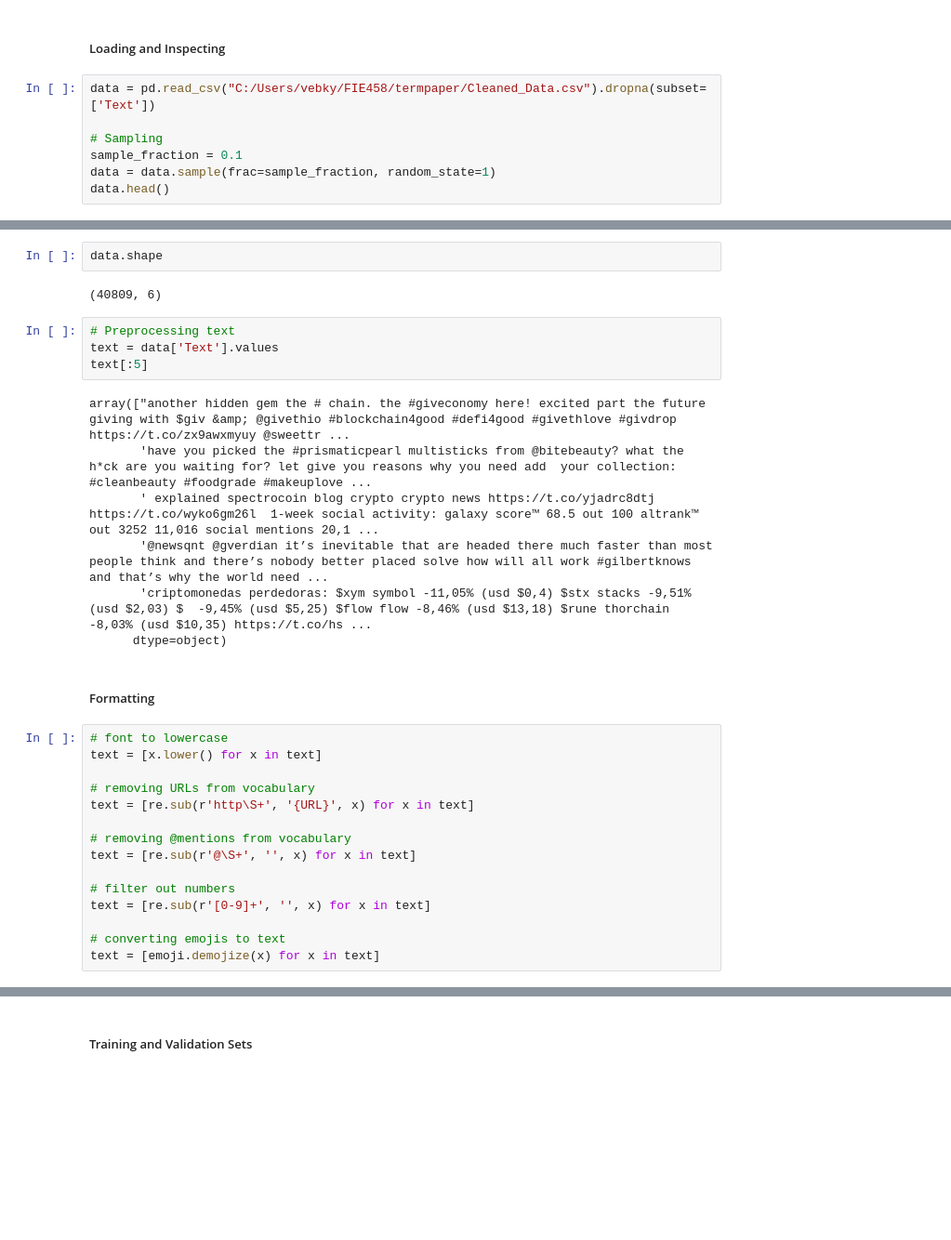
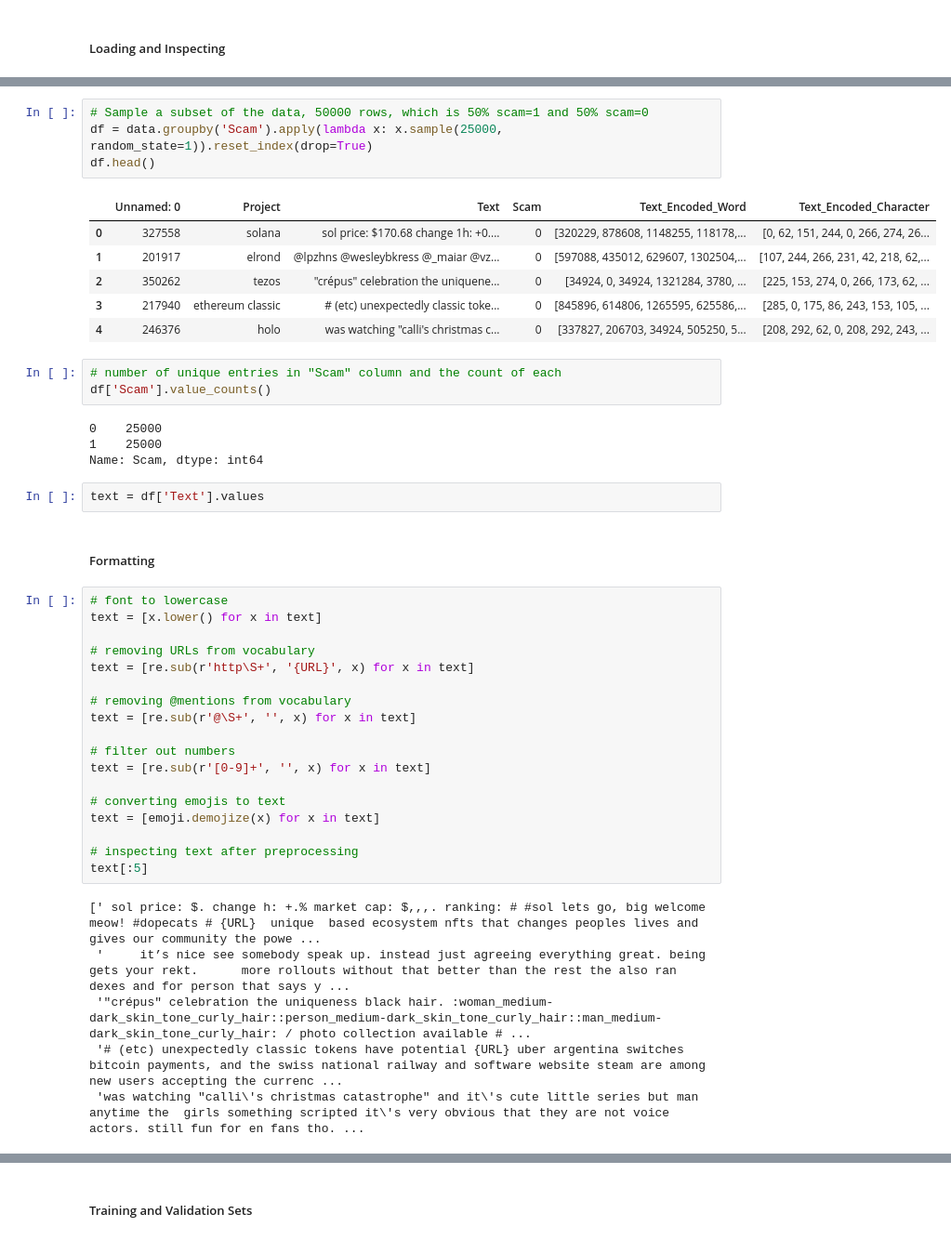
Before and after one commit to vebyorn/NHH, a Jupyter notebook: Deep Learning/BOWCNN.ipynb, the cells around one changed output, grey strips where cells are left out. Shown at 93% size. Saved outputs shown, nothing was run; the diff lists cells and outputs as text; blank space fills up the shorter version.

```diff
--- a/Deep Learning/BOWCNN.ipynb
+++ b/Deep Learning/BOWCNN.ipynb
@@ -18,9 +31,2 @@ import emoji
 # %% [markdown]
 ##### Loading and Inspecting
-# %%
-data = pd.read_csv("C:/Users/vebky/FIE458/termpaper/Cleaned_Data.csv").dropna(subset=['Text'])
-
-# Sampling
-sample_fraction = 0.1
-data = data.sample(frac=sample_fraction, random_state=1)
-data.head()
@@ -34,18 +33,23 @@ data.head()
-# %%
-data.shape
-# %% [output]
-(40809, 6)
-# %%
-# Preprocessing text
-text = data['Text'].values
-text[:5]
-# %% [output]
-array(["another hidden gem the # chain. the #giveconomy here! excited part the future giving with $giv &amp; @givethio #blockchain4good #defi4good #givethlove #givdrop https://t.co/zx9awxmyuy @sweettr ...
-       'have you picked the #prismaticpearl multisticks from @bitebeauty? what the h*ck are you waiting for? let give you reasons why you need add  your collection: #cleanbeauty #foodgrade #makeuplove ...
-       ' explained spectrocoin blog crypto crypto news https://t.co/yjadrc8dtj https://t.co/wyko6gm26l  1-week social activity: galaxy score™ 68.5 out 100 altrank™ out 3252 11,016 social mentions 20,1 ...
-       '@newsqnt @gverdian it’s inevitable that are headed there much faster than most people think and there’s nobody better placed solve how will all work #gilbertknows and that’s why the world need ...
-       'criptomonedas perdedoras: $xym symbol -11,05% (usd $0,4) $stx stacks -9,51% (usd $2,03) $  -9,45% (usd $5,25) $flow flow -8,46% (usd $13,18) $rune thorchain -8,03% (usd $10,35) https://t.co/hs ...
-      dtype=object)
+# %%
+# Sample a subset of the data, 50000 rows, which is 50% scam=1 and 50% scam=0
+df = data.groupby('Scam').apply(lambda x: x.sample(25000, random_state=1)).reset_index(drop=True)
+df.head()
+# %% [output]
+|  | Unnamed: 0 | Project | Text | Scam | Text_Encoded_Word | Text_Encoded_Character |
+| 0 | 327558 | solana | sol price: $170.68 change 1h: +0.... | 0 | [320229, 878608, 1148255, 118178,... | [0, 62, 151, 244, 0, 266, 274, 26... |
+| 1 | 201917 | elrond | @lpzhns @wesleybkress @_maiar @vz... | 0 | [597088, 435012, 629607, 1302504,... | [107, 244, 266, 231, 42, 218, 62,... |
+| 2 | 350262 | tezos | "crépus" celebration the uniquene... | 0 | [34924, 0, 34924, 1321284, 3780, ... | [225, 153, 274, 0, 266, 173, 62, ... |
+| 3 | 217940 | ethereum classic | # (etc) unexpectedly classic toke... | 0 | [845896, 614806, 1265595, 625586,... | [285, 0, 175, 86, 243, 153, 105, ... |
+| 4 | 246376 | holo | was watching "calli's christmas c... | 0 | [337827, 206703, 34924, 505250, 5... | [208, 292, 62, 0, 208, 292, 243, ... |
+# %%
+# number of unique entries in "Scam" column and the count of each
+df['Scam'].value_counts()
+# %% [output]
+0    25000
+1    25000
+Name: Scam, dtype: int64
+# %%
+text = df['Text'].values
 # %% [markdown]
 ##### Formatting
 # %%
@@ -63,3 +67,12 @@ text = [re.sub(r'[0-9]+', '', x) for x in text]
 
 # converting emojis to text
 text = [emoji.demojize(x) for x in text]
+
+# inspecting text after preprocessing
+text[:5]
+# %% [output]
+[' sol price: $. change h: +.% market cap: $,,,. ranking: # #sol lets go, big welcome  meow! #dopecats # {URL}  unique  based ecosystem nfts that changes peoples lives and gives our community the powe ...
+ '     it’s nice see somebody speak up. instead just agreeing everything great. being gets your rekt.      more rollouts without that better than the rest the also ran dexes and for person that says y ...
+ '"crépus" celebration the uniqueness black hair. :woman_medium-dark_skin_tone_curly_hair::person_medium-dark_skin_tone_curly_hair::man_medium-dark_skin_tone_curly_hair: / photo collection available # ...
+ '# (etc) unexpectedly classic tokens have potential {URL} uber argentina switches bitcoin payments, and the swiss national railway and software website steam are among new users accepting the currenc ...
+ 'was watching "calli\'s christmas catastrophe" and it\'s cute little series but man anytime the  girls something scripted it\'s very obvious that they are not voice actors. still fun for en fans tho. ...
```
Also changed, not shown: parts of 29 cells of this notebook.
